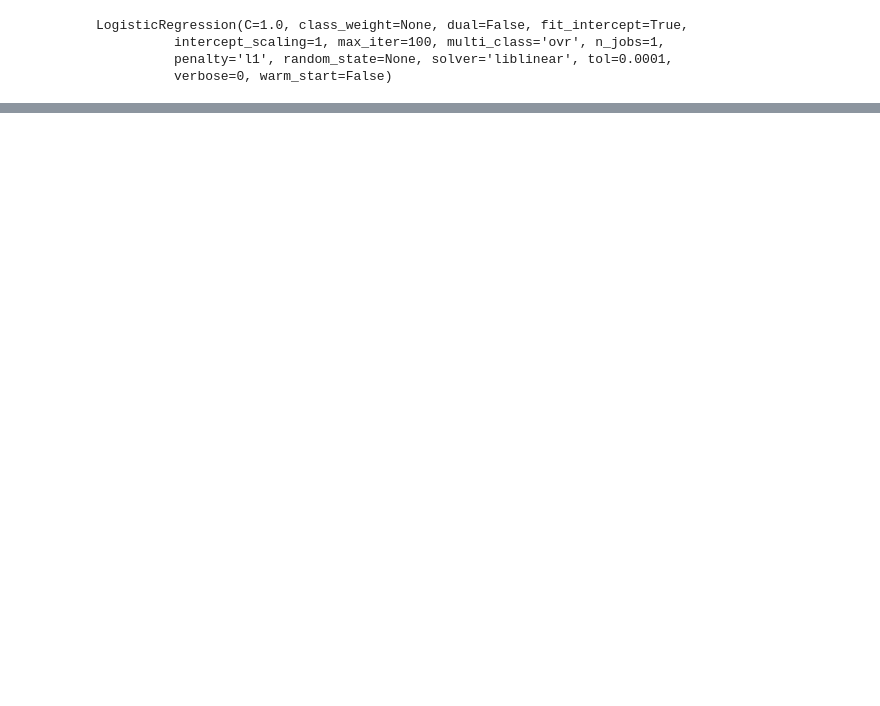
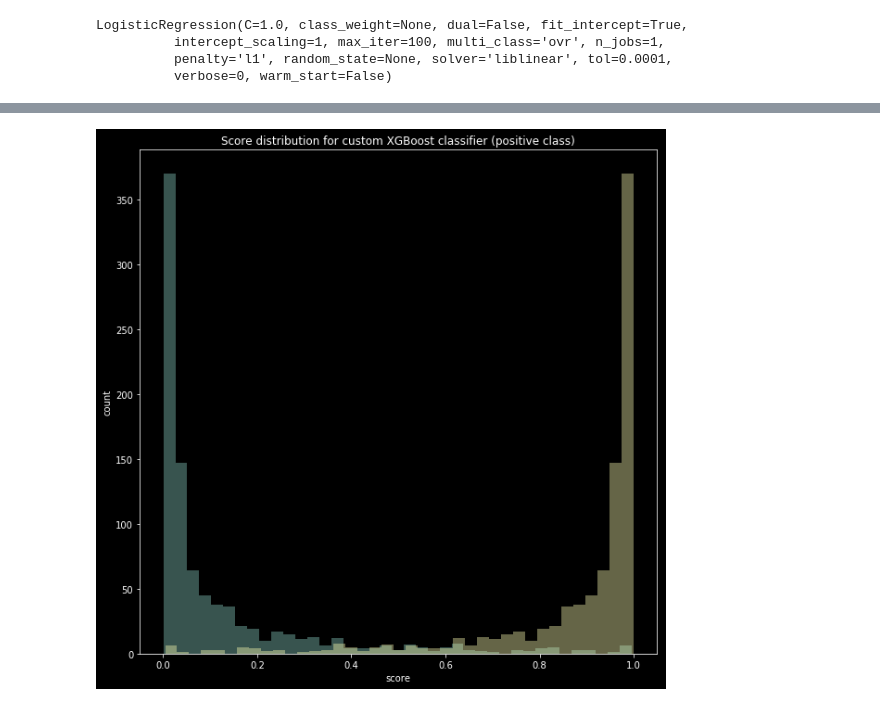
Before and after one commit to dokeeffe87/xgb_pipeline, a Jupyter notebook: custom_xgb_classifier_dev.ipynb, the cells around one changed output, grey strips where cells are left out. Cells and saved outputs as stored; diff of their text form; code cells hidden in the pictures; blank space fills up the shorter version.

```diff
--- a/custom_xgb_classifier_dev.ipynb
+++ b/custom_xgb_classifier_dev.ipynb
@@ -459,0 +487,6 @@ precision_score(y_true=test_y, y_pred=lg_preds)
+# %%
+df_test['xgb_proba_1'] = ran_preds_proba[:,1]
+# %%
+df_test['lg_proba_0'] = lg_preds_proba[:,0]
+# %%
+df_test['lg_proba_1'] = lg_preds_proba[:,1]
@@ -459,0 +502,18 @@ precision_score(y_true=test_y, y_pred=lg_preds)
+# %%
+def make_score_distribution(df, proba_cols, true_col, true_label, title=None, figsize=(10,10)):
+    fig, ax = plt.subplots(figsize=figsize)
+    sns.distplot(df[proba_cols[0]].loc[(df[true_col] == true_label)], kde=False, ax=ax)
+    if title:
+        sns.distplot(df[proba_cols[1]].loc[(df[true_col] == true_label)], kde=False, ax=ax).set_title(title)
+    else:
+        sns.distplot(df[proba_cols[1]].loc[(df[true_col] == true_label)], kde=False, ax=ax)
+    ax.set(xlabel='score', ylabel='count')
+    plt.show()
+# %%
+make_score_distribution(df=df_test,
+                        proba_cols=['xgb_proba_0', 'xgb_proba_1'],
+                        true_col='y_true',
+                        true_label=1,
+                        title='Score distribution for custom XGBoost classifier (positive class)')
+# %% [output]
+[figure, added]
```
Also changed, not shown: parts of 26 cells of this notebook, 2 other files.
